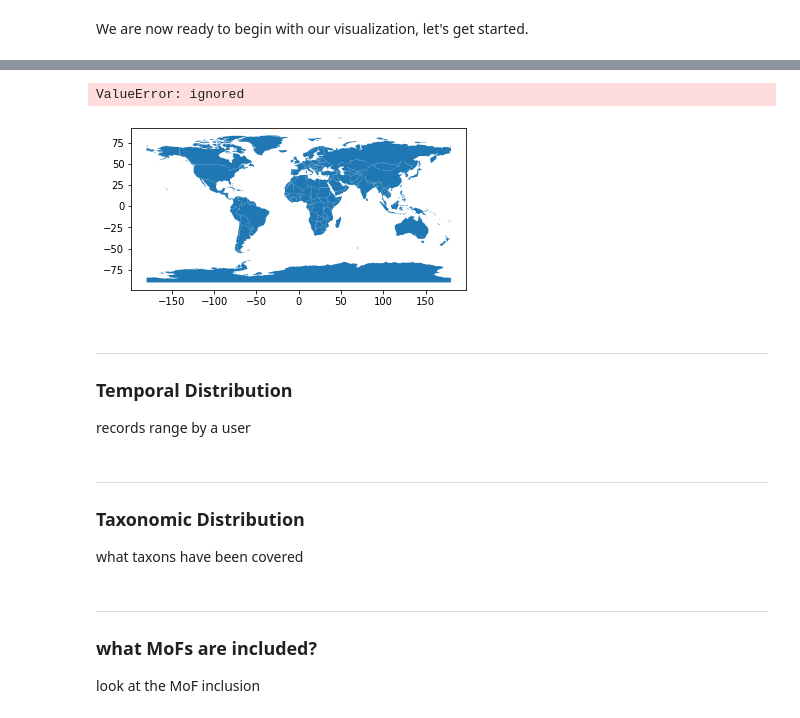
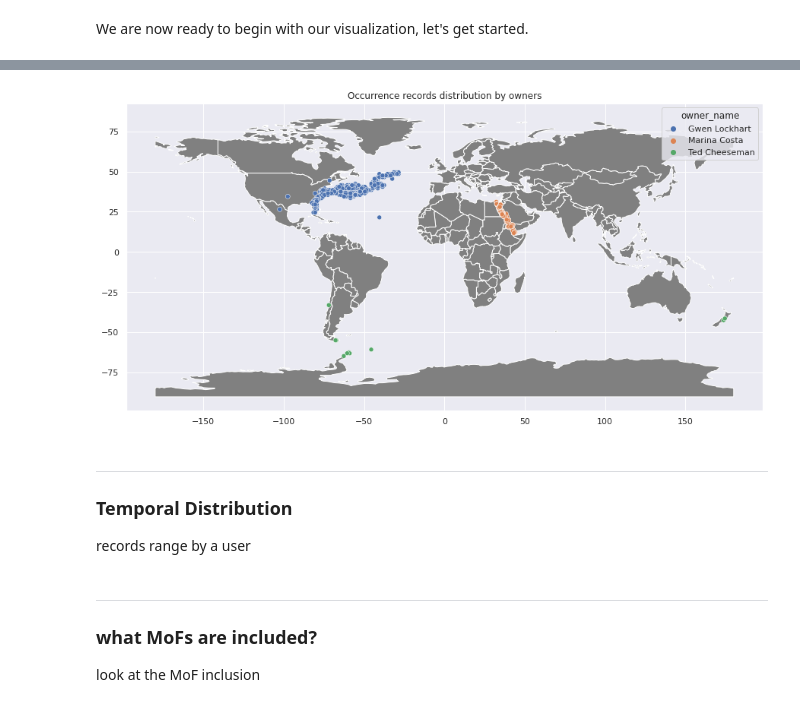
Before and after one commit to iobis/pyobis, a Jupyter notebook: notebooks/contributions_quantification.ipynb, the cells around one changed output, grey strips where cells are left out. Cells and saved outputs as stored; diff of their text form; code cells hidden in the pictures.

Commit message:
update. added spatial distribution

```diff
--- a/notebooks/contributions_quantification.ipynb
+++ b/notebooks/contributions_quantification.ipynb
@@ -242,22 +260,19 @@ countries = gpd.read_file(gpd.datasets.get_path("naturalearth_lowres"))
 # %%
 import seaborn as sns
 # %%
-countries.plot()
-sns.scatterplot(x="decimalLongitude", y="decimalLatitude", hue="owner_name", data=data[data["owner_name"].notna()])
+countries.plot(color="grey")
+sns.scatterplot(x="decimalLongitude", y="decimalLatitude", hue="owner_name", data=occ_df)
+plt.xlabel("")
+plt.ylabel("")
+plt.title("Occurrence records distribution by owners")
 plt.show()
 # %% [output]
-ValueError: ignored
-[figure, old version]
+[figure, new version]
 # %% [markdown]
 ----
 ### Temporal Distribution
 
 records range by a user
-# %% [markdown]
-----
-### Taxonomic Distribution
-
-what taxons have been covered
 # %% [markdown]
 ----
 ### what MoFs are included?
```
Also changed, not shown: parts of 5 cells of this notebook.
